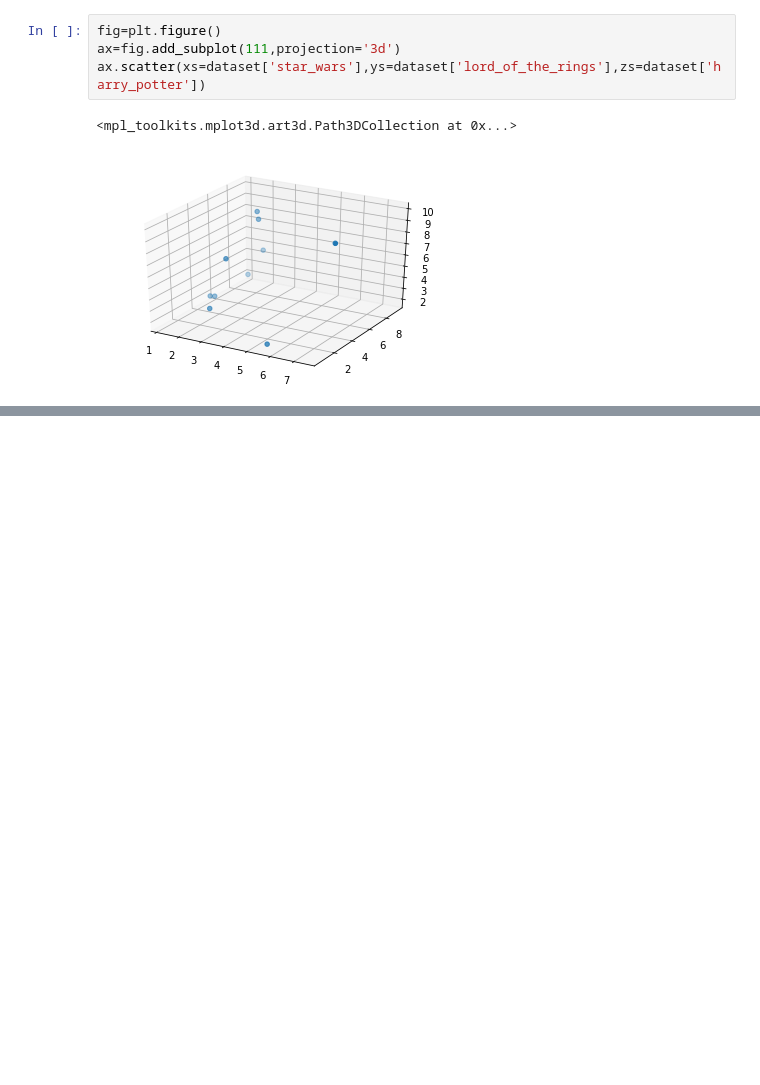
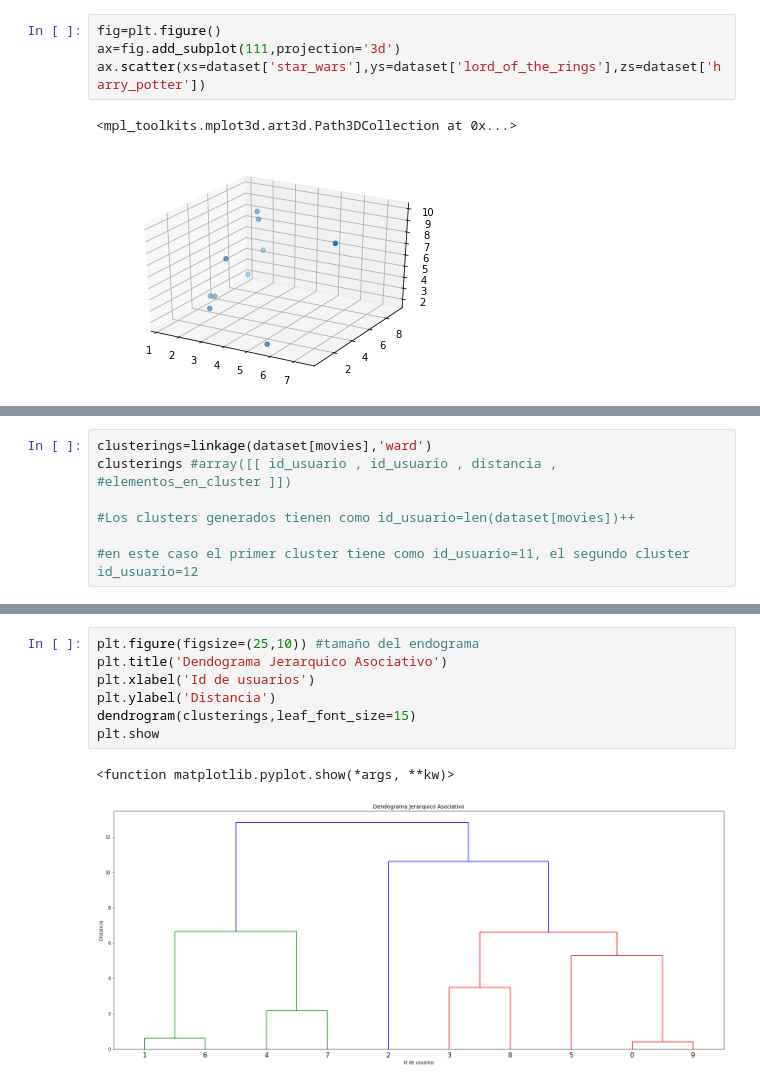
Before and after one commit to devJCM/ML-devJCM, a Jupyter notebook: Modulo 9-Practica 18 (Matriz de distancias).ipynb, the cells around one changed output, grey strips where cells are left out. Drawn from its saved outputs; the diff is of its cells as text; blank space fills up the shorter version.

```diff
--- a/Modulo 9-Practica 18 (Matriz de distancias).ipynb
+++ b/Modulo 9-Practica 18 (Matriz de distancias).ipynb
@@ -45,0 +51,7 @@ ax.scatter(xs=dataset['star_wars'],ys=dataset['lord_of_the_rings'],zs=dataset['h
+# %%
+clusterings=linkage(dataset[movies],'ward')
+clusterings #array([[ id_usuario , id_usuario , distancia , #elementos_en_cluster ]])
+
+#Los clusters generados tienen como id_usuario=len(dataset[movies])++
+
+#en este caso el primer cluster tiene como id_usuario=11, el segundo cluster id_usuario=12
@@ -45,0 +68,10 @@ ax.scatter(xs=dataset['star_wars'],ys=dataset['lord_of_the_rings'],zs=dataset['h
+# %%
+plt.figure(figsize=(25,10)) #tamaño del endograma
+plt.title('Dendograma Jerarquico Asociativo')
+plt.xlabel('Id de usuarios')
+plt.ylabel('Distancia')
+dendrogram(clusterings,leaf_font_size=15)
+plt.show
+# %% [output]
+<function matplotlib.pyplot.show(*args, **kw)>
+[figure, added]
```
Also changed, not shown: parts of 4 cells of this notebook, 3 other files.
